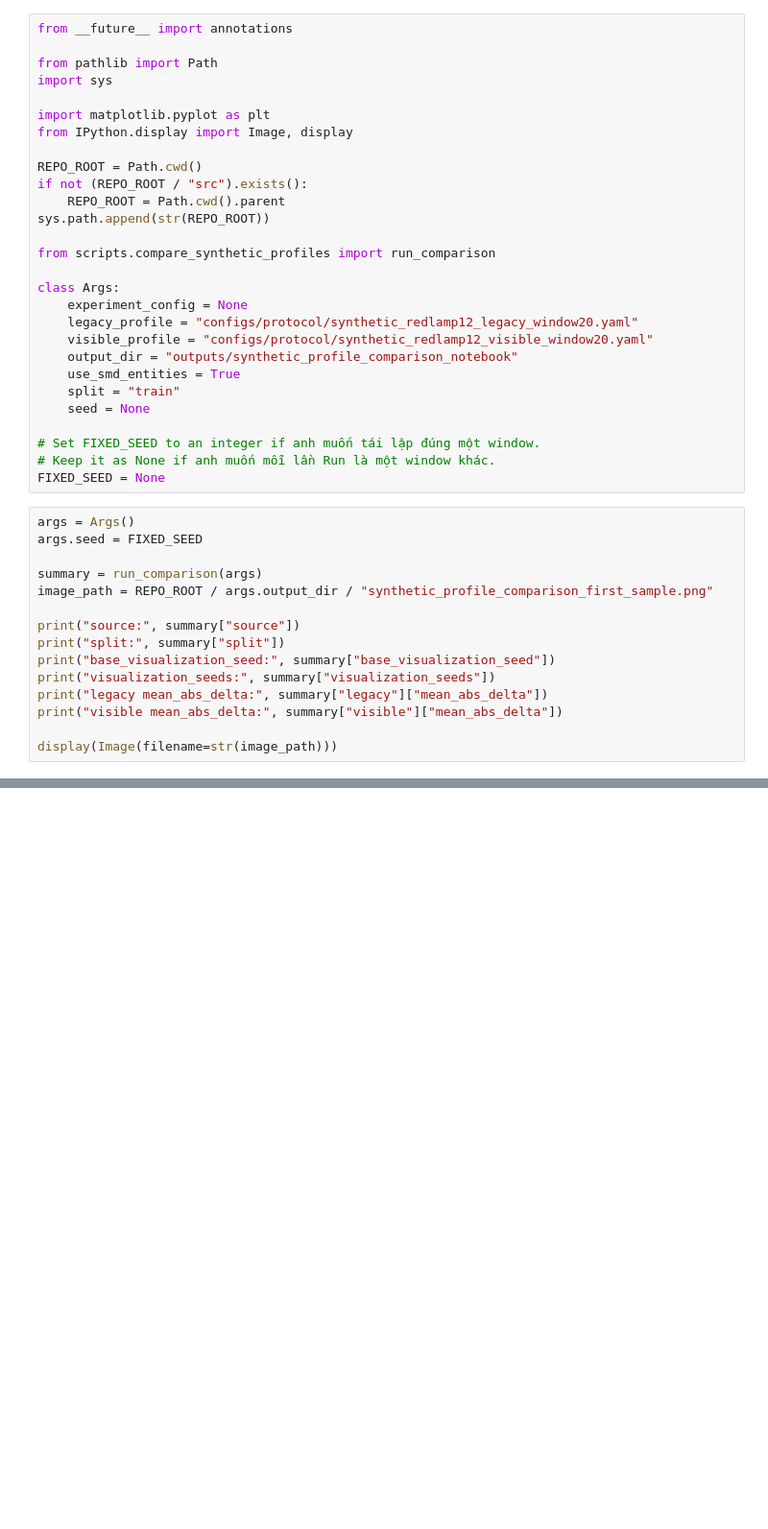
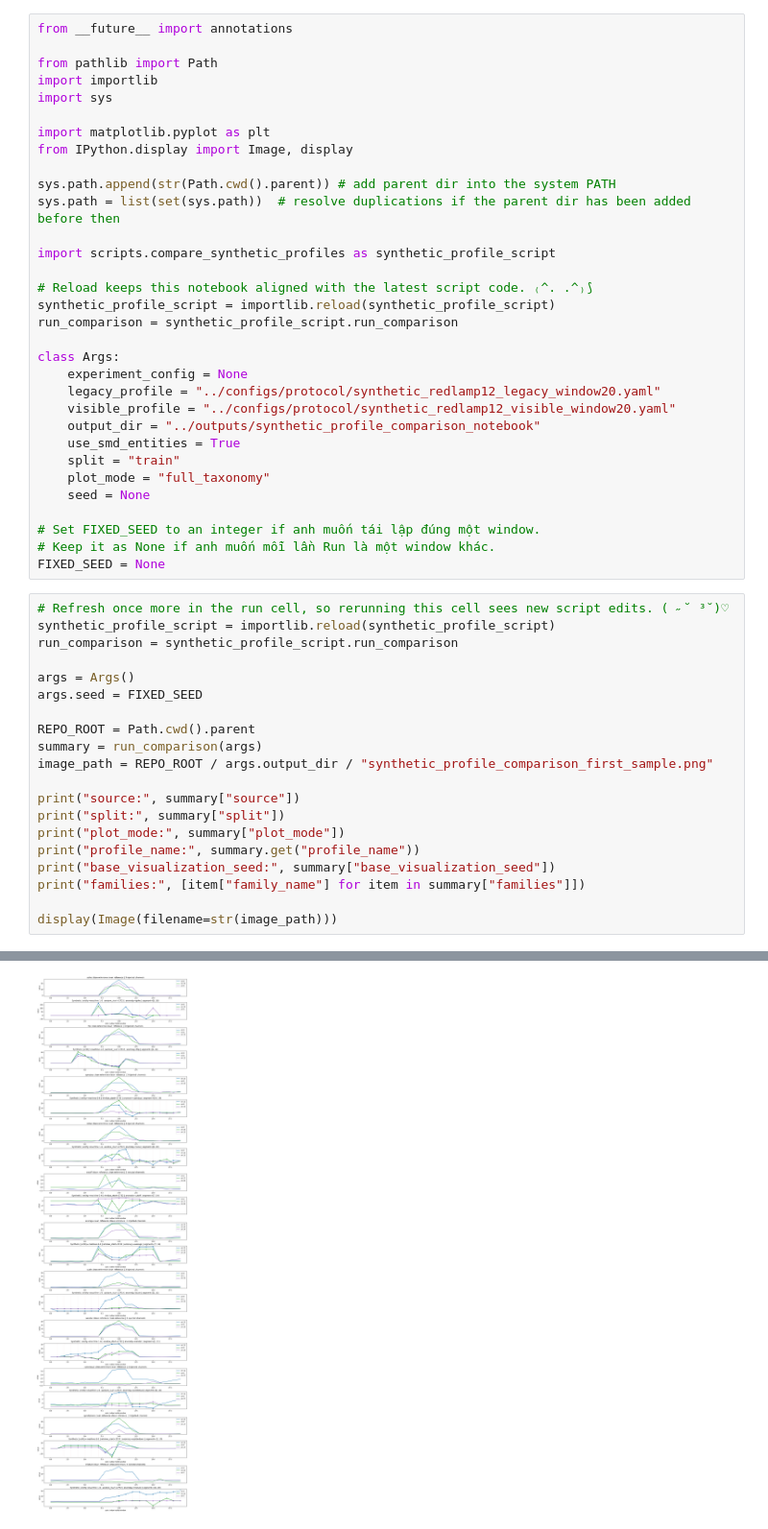
Before and after one commit to TheMetaSetter/bachelor-thesis-2026, a Jupyter notebook: notebooks/smd_three_entity_synthetic_profile_comparison.ipynb, the cells around one changed output, grey strips where cells are left out. Shown at 96% size. Saved outputs shown, nothing was run; the diff lists cells and outputs as text; blank space fills up the shorter version.

Commit message:
Refine synthetic redlamp profile and notebook gallery

```diff
--- a/notebooks/smd_three_entity_synthetic_profile_comparison.ipynb
+++ b/notebooks/smd_three_entity_synthetic_profile_comparison.ipynb
@@ -8,43 +10,52 @@ Mỗi lần chạy cell chính mà không đặt `FIXED_SEED`, notebook sẽ ch
 from __future__ import annotations
 
 from pathlib import Path
+import importlib
 import sys
 
 import matplotlib.pyplot as plt
 from IPython.display import Image, display
 
-REPO_ROOT = Path.cwd()
-if not (REPO_ROOT / "src").exists():
-    REPO_ROOT = Path.cwd().parent
-sys.path.append(str(REPO_ROOT))
+sys.path.append(str(Path.cwd().parent)) # add parent dir into the system PATH
+sys.path = list(set(sys.path))  # resolve duplications if the parent dir has been added before then
 
-from scripts.compare_synthetic_profiles import run_comparison
+import scripts.compare_synthetic_profiles as synthetic_profile_script
+
+# Reload keeps this notebook aligned with the latest script code. ₍^. .^₎⟆
+synthetic_profile_script = importlib.reload(synthetic_profile_script)
+run_comparison = synthetic_profile_script.run_comparison
 
 class Args:
     experiment_config = None
-    legacy_profile = "configs/protocol/synthetic_redlamp12_legacy_window20.yaml"
-    visible_profile = "configs/protocol/synthetic_redlamp12_visible_window20.yaml"
-    output_dir = "outputs/synthetic_profile_comparison_notebook"
+    legacy_profile = "../configs/protocol/synthetic_redlamp12_legacy_window20.yaml"
+    visible_profile = "../configs/protocol/synthetic_redlamp12_visible_window20.yaml"
+    output_dir = "../outputs/synthetic_profile_comparison_notebook"
     use_smd_entities = True
     split = "train"
+    plot_mode = "full_taxonomy"
     seed = None
 
 # Set FIXED_SEED to an integer if anh muốn tái lập đúng một window.
 # Keep it as None if anh muốn mỗi lần Run là một window khác.
 FIXED_SEED = None
 # %%
+# Refresh once more in the run cell, so rerunning this cell sees new script edits. ( ˶˘ ³˘)♡
+synthetic_profile_script = importlib.reload(synthetic_profile_script)
+run_comparison = synthetic_profile_script.run_comparison
+
 args = Args()
 args.seed = FIXED_SEED
 
+REPO_ROOT = Path.cwd().parent
 summary = run_comparison(args)
 image_path = REPO_ROOT / args.output_dir / "synthetic_profile_comparison_first_sample.png"
 
 print("source:", summary["source"])
 print("split:", summary["split"])
+print("plot_mode:", summary["plot_mode"])
+print("profile_name:", summary.get("profile_name"))
 print("base_visualization_seed:", summary["base_visualization_seed"])
-print("visualization_seeds:", summary["visualization_seeds"])
-print("legacy mean_abs_delta:", summary["legacy"]["mean_abs_delta"])
-print("visible mean_abs_delta:", summary["visible"]["mean_abs_delta"])
+print("families:", [item["family_name"] for item in summary["families"]])
 
 display(Image(filename=str(image_path)))
 # %% [output]
@@ -51,0 +79 @@ FileNotFoundError: [Errno 2] No such file or directory: 'configs/data/smd_benchm
+[figure, added]
```
Also changed, not shown: parts of 2 cells of this notebook, 8 other files.
